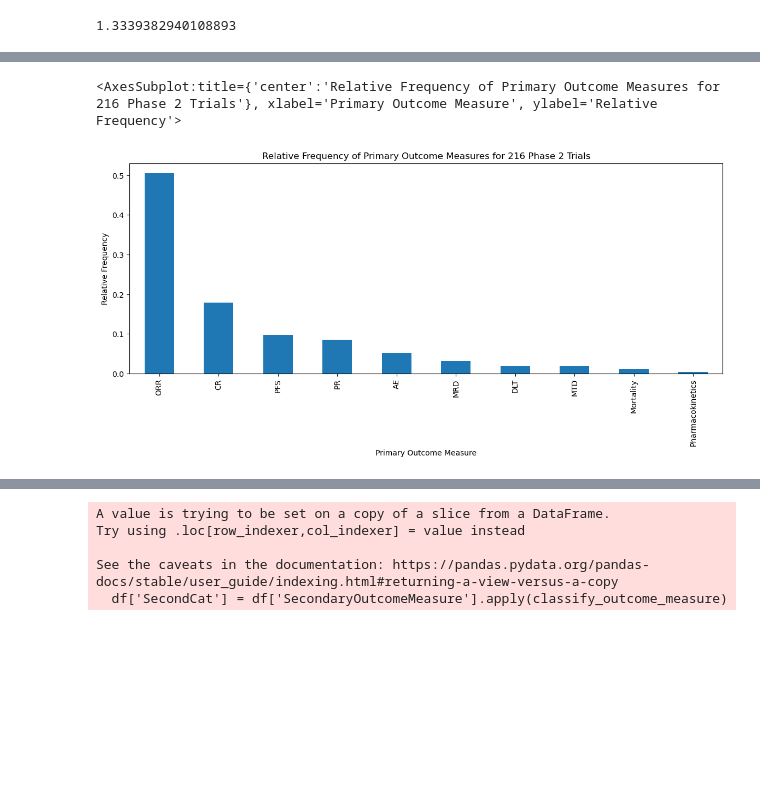
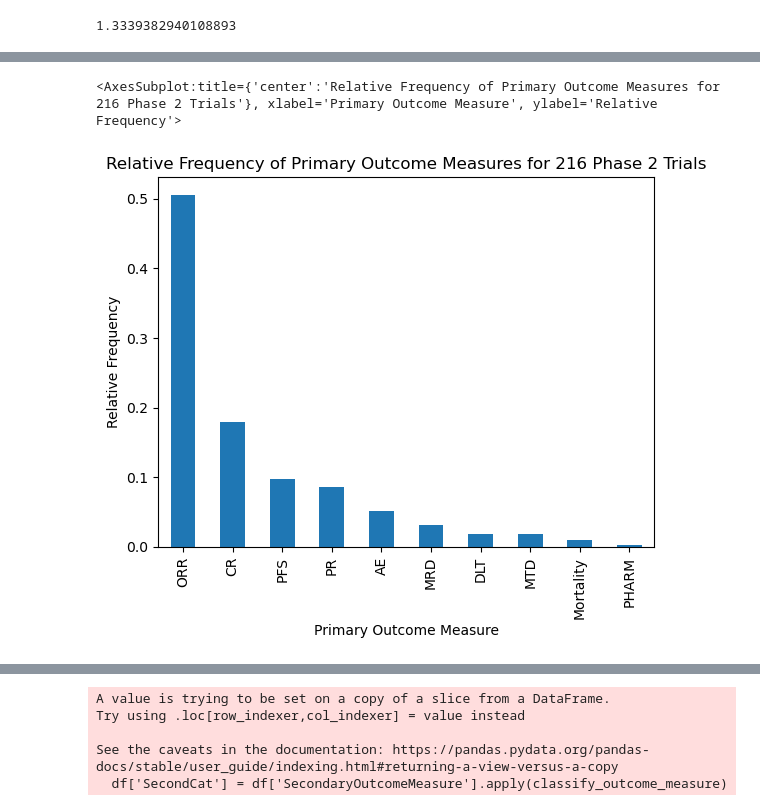
Before and after one commit to Bloomh/Immunai-PFS-Project, a Jupyter notebook: api_request.ipynb, the cells around one changed output, grey strips where cells are left out. Drawn from its saved outputs; the diff is of its cells as text; code cells hidden in the pictures; blank space fills up the shorter version.

```diff
--- a/api_request.ipynb
+++ b/api_request.ipynb
@@ -264,7 +264,7 @@ def classify_outcome_measure(outcome_measure):
             return 'PR'
     for keyword in pharmaco_keywords:
         if keyword in outcome_measure.lower():
-            return 'Pharmacokinetics'
+            return 'PHARM'
     # if "pharmaco" in outcome_measure.lower():
     #     for keyword in cmax_keywords:
     #         if keyword in outcome_measure.lower():
@@ -288,6 +288,7 @@ def classify_outcome_measure(outcome_measure):
 # %%
 # Apply the function to the dataframe
 df['PrimaryCat'] = df['PrimaryOutcomeMeasure'].apply(classify_outcome_measure)
+df['SecondCat'] = df['SecondaryOutcomeMeasure'].apply(classify_outcome_measure)
 # %% [output]
 A value is trying to be set on a copy of a slice from a DataFrame.
 Try using .loc[row_indexer,col_indexer] = value instead
@@ -359,9 +442,9 @@ classifiedcounts.plot(kind='bar', title=f'Relative Frequency of Primary Outcome
 # %%
-plt.figure(figsize=(14,5))
+plt.figure()
 classifiedcounts = df[(df['PrimaryCat'] != 'Unclassified') & (df['Phase'] == 'Phase 2')]['PrimaryCat'].value_counts()
 classifiedcounts /= classifiedcounts.sum()
 classifiedcounts.plot(kind='bar', title=f'Relative Frequency of Primary Outcome Measures for {phase_counts["Phase 2"]} Phase 2 Trials', xlabel='Primary Outcome Measure', ylabel='Relative Frequency')
 # %% [output]
 <AxesSubplot:title={'center':'Relative Frequency of Primary Outcome Measures for 216 Phase 2 Trials'}, xlabel='Primary Outcome Measure', ylabel='Relative Frequency'>
-[figure, old version]
+[figure, new version]
 # %%
```
Also changed, not shown: parts of 19 cells of this notebook, 1 other file.
